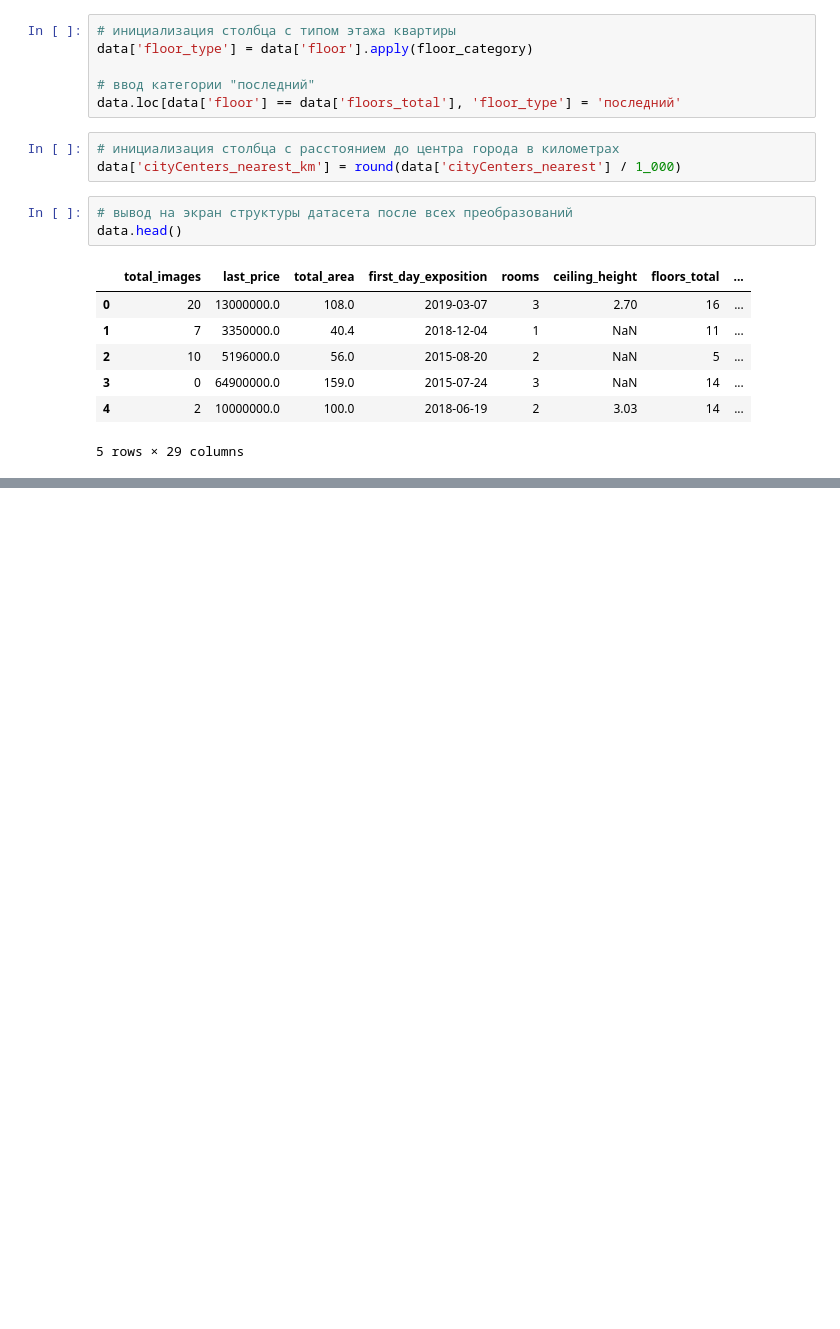
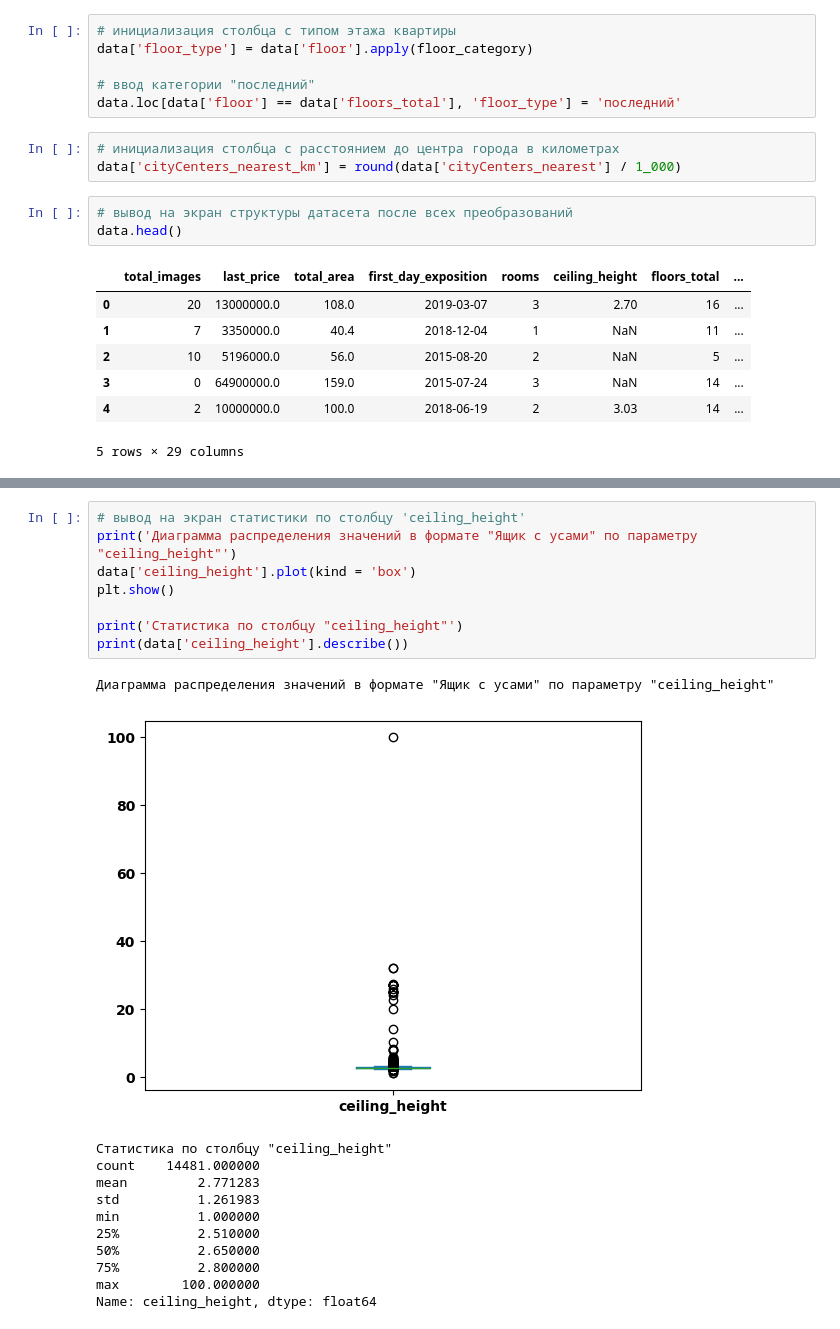
Before and after one commit to MrKostas/YandexPractikum_projects, a Jupyter notebook: notebooks/ThirdPetProject_EDA.ipynb, the cells around one changed output, grey strips where cells are left out. Saved outputs shown, nothing was run; the diff lists cells and outputs as text; blank space fills up the shorter version.

```diff
--- a/notebooks/ThirdPetProject_EDA.ipynb
+++ b/notebooks/ThirdPetProject_EDA.ipynb
@@ -483,0 +514,21 @@ data.head()
+# %%
+# вывод на экран статистики по столбцу 'ceiling_height'
+print('Диаграмма распределения значений в формате "Ящик с усами" по параметру "ceiling_height"')
+data['ceiling_height'].plot(kind = 'box')
+plt.show()
+
+print('Статистика по столбцу "ceiling_height"')
+print(data['ceiling_height'].describe())
+# %% [output]
+Диаграмма распределения значений в формате "Ящик с усами" по параметру "ceiling_height"
+[figure, added]
+Статистика по столбцу "ceiling_height"
+count    14481.000000
+mean         2.771283
+std          1.261983
+min          1.000000
+25%          2.510000
+50%          2.650000
+75%          2.800000
+max        100.000000
+Name: ceiling_height, dtype: float64
```
Also changed, not shown: parts of 17 cells of this notebook.
